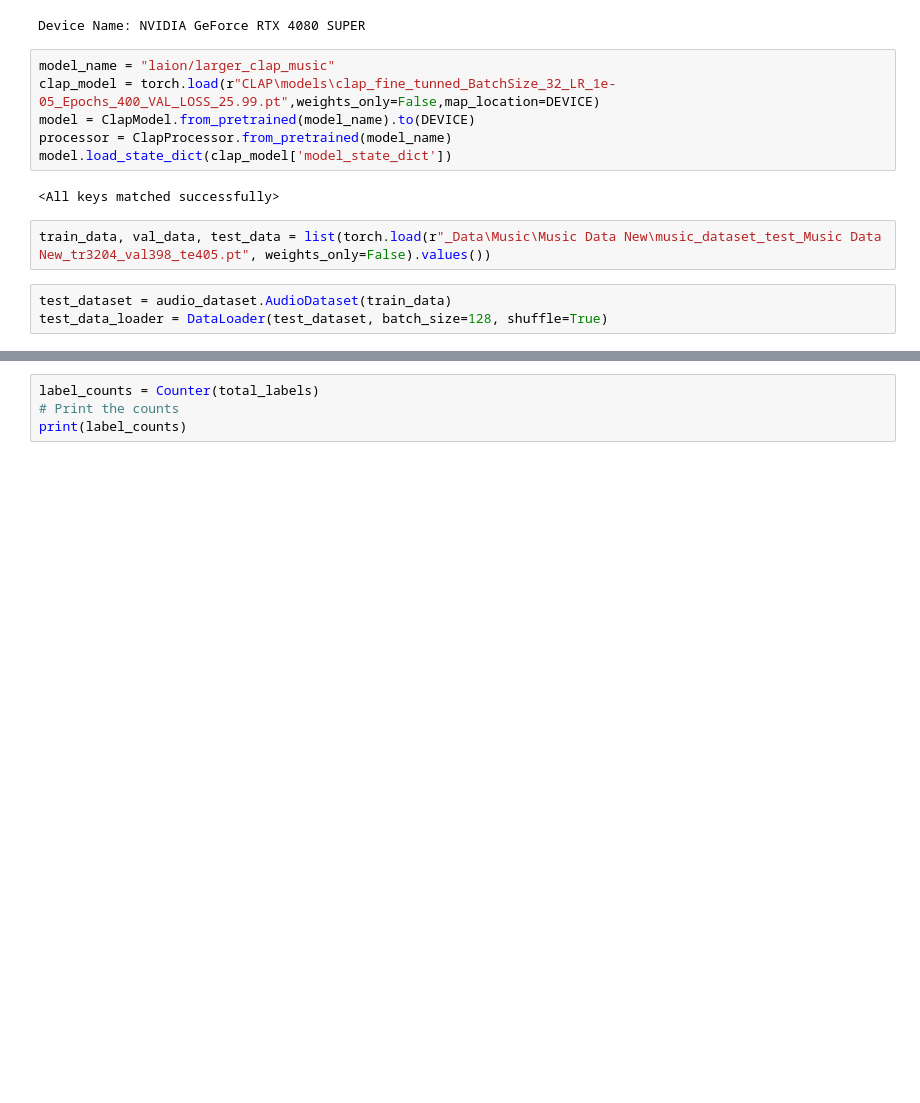
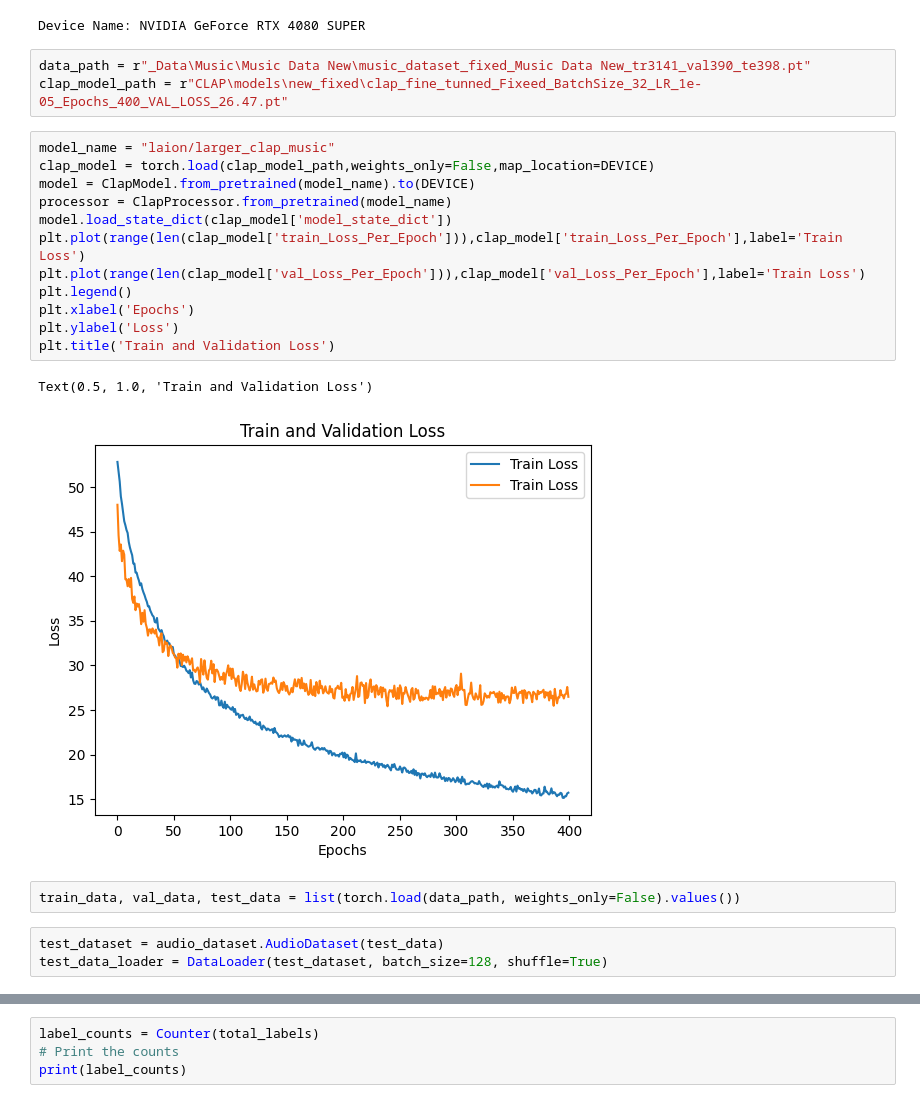
Before and after one commit to Amitmils/Text2BGAudio, a Jupyter notebook: CLAP/classify_via_CLAP.ipynb, the cells around one changed output, grey strips where cells are left out. Saved outputs shown, nothing was run; the diff lists cells and outputs as text; blank space fills up the shorter version.

```diff
--- a/CLAP/classify_via_CLAP.ipynb
+++ b/CLAP/classify_via_CLAP.ipynb
@@ -22,18 +22,28 @@ else:
     print("Device Name: CPU")
 # %% [output]
 Device Name: NVIDIA GeForce RTX 4080 SUPER
+# %%
+data_path = r"_Data\Music\Music Data New\music_dataset_fixed_Music Data New_tr3141_val390_te398.pt"
+clap_model_path = r"CLAP\models\new_fixed\clap_fine_tunned_Fixeed_BatchSize_32_LR_1e-05_Epochs_400_VAL_LOSS_26.47.pt"
 # %%
 model_name = "laion/larger_clap_music"
-clap_model = torch.load(r"CLAP\models\clap_fine_tunned_BatchSize_32_LR_1e-05_Epochs_400_VAL_LOSS_25.99.pt",weights_only=False,map_location=DEVICE)
+clap_model = torch.load(clap_model_path,weights_only=False,map_location=DEVICE)
 model = ClapModel.from_pretrained(model_name).to(DEVICE)
 processor = ClapProcessor.from_pretrained(model_name)
 model.load_state_dict(clap_model['model_state_dict'])
+plt.plot(range(len(clap_model['train_Loss_Per_Epoch'])),clap_model['train_Loss_Per_Epoch'],label='Train Loss')
+plt.plot(range(len(clap_model['val_Loss_Per_Epoch'])),clap_model['val_Loss_Per_Epoch'],label='Train Loss')
+plt.legend()
+plt.xlabel('Epochs')
+plt.ylabel('Loss')
+plt.title('Train and Validation Loss')
 # %% [output]
-<All keys matched successfully>
+Text(0.5, 1.0, 'Train and Validation Loss')
+[figure, added]
 # %%
-train_data, val_data, test_data = list(torch.load(r"_Data\Music\Music Data New\music_dataset_test_Music Data New_tr3204_val398_te405.pt", weights_only=False).values())
+train_data, val_data, test_data = list(torch.load(data_path, weights_only=False).values())
 # %%
-test_dataset = audio_dataset.AudioDataset(train_data)
+test_dataset = audio_dataset.AudioDataset(test_data)
 test_data_loader = DataLoader(test_dataset, batch_size=128, shuffle=True)
 # %%
 correct = 0
```
Also changed, not shown: parts of 1 cell of this notebook, 2 other files.
